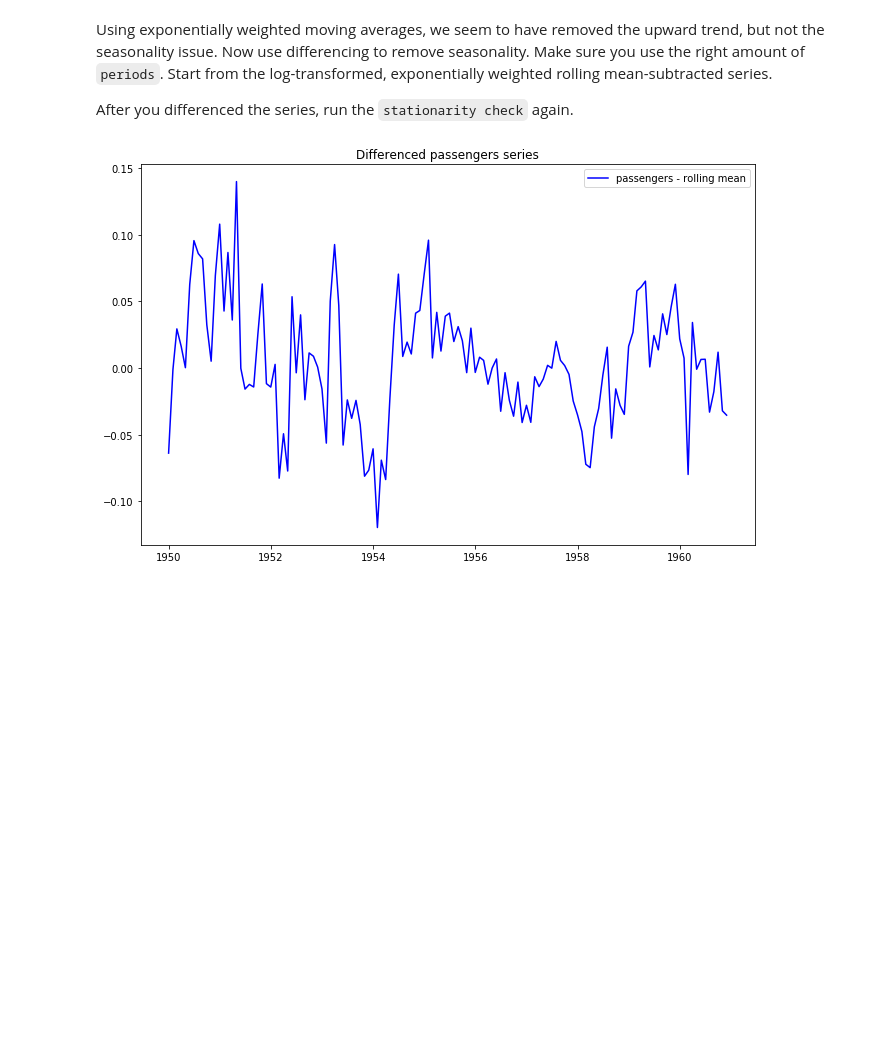
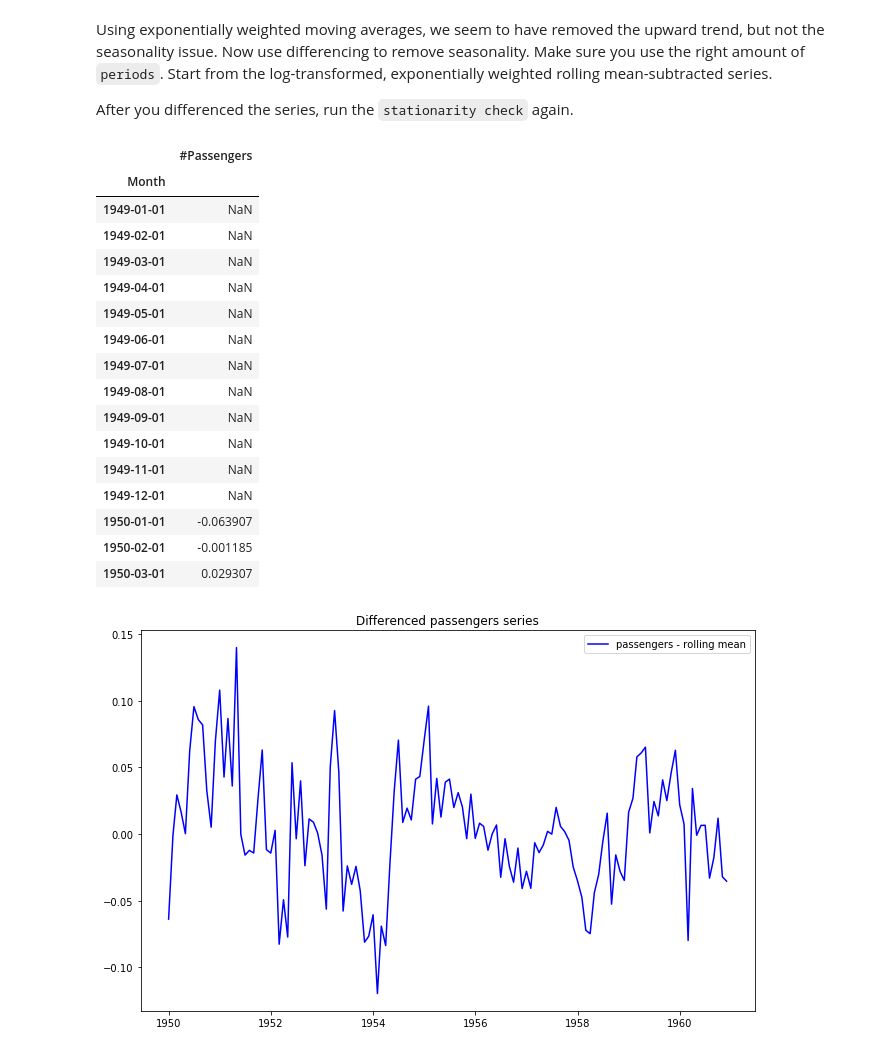
Before and after one commit to harrisonhardin/dsc-removing-trends-lab-houston-ds-042219, a Jupyter notebook: index.ipynb, the cells around one changed output. Drawn from its saved outputs; the diff is of its cells as text; code cells hidden in the pictures; blank space fills up the shorter version.

```diff
--- a/index.ipynb
+++ b/index.ipynb
@@ -250,6 +250,25 @@ After you differenced the series, run the `stationarity check` again.
 # %%
 # difference your data and look at the head
 bla=dataminusexpMA.diff(periods=12)
+bla.head(15)
+# %% [output]
+|  | #Passengers |
+| Month |  |
+| 1949-01-01 | NaN |
+| 1949-02-01 | NaN |
+| 1949-03-01 | NaN |
+| 1949-04-01 | NaN |
+| 1949-05-01 | NaN |
+| 1949-06-01 | NaN |
+| 1949-07-01 | NaN |
+| 1949-08-01 | NaN |
+| 1949-09-01 | NaN |
+| 1949-10-01 | NaN |
+| 1949-11-01 | NaN |
+| 1949-12-01 | NaN |
+| 1950-01-01 | -0.063907 |
+| 1950-02-01 | -0.001185 |
+| 1950-03-01 | 0.029307 |
 # %%
 # plot your differenced time series
 fig = plt.figure(figsize=(11,7))
```
